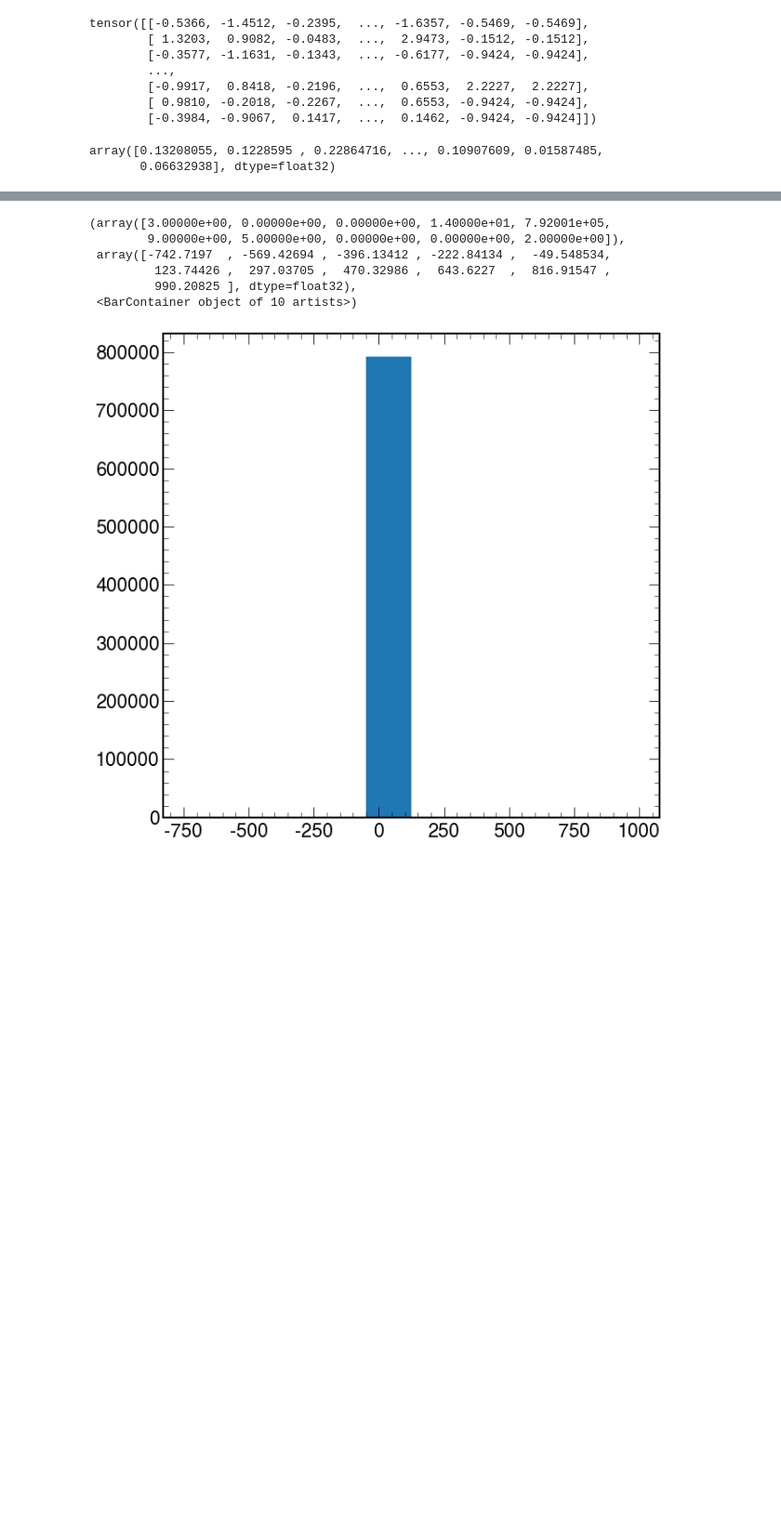
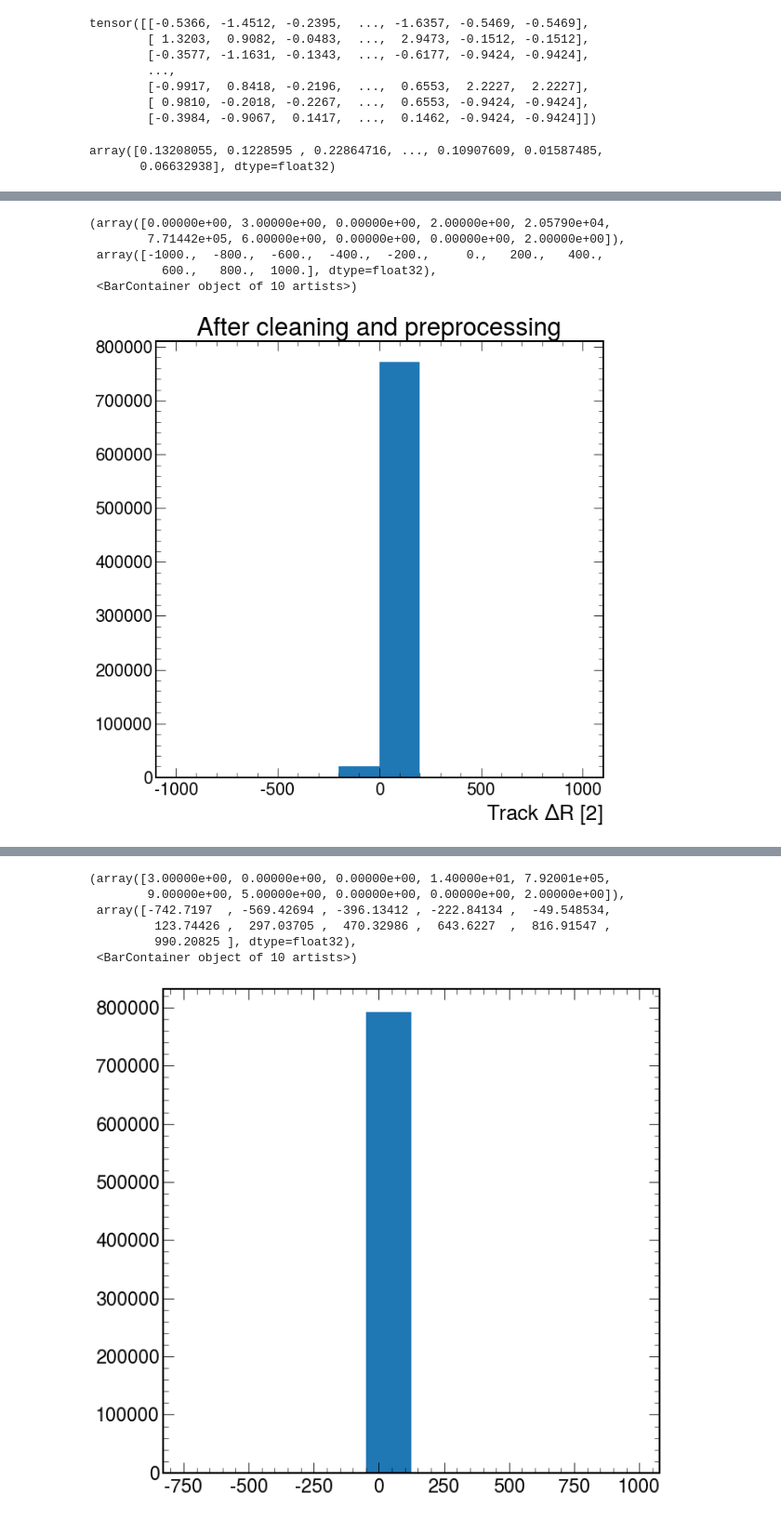
Before and after one commit to AnnikaStein/AI_Safety_2021, a Jupyter notebook: dataset_info.ipynb, the cells around one changed output, grey strips where cells are left out. Shown at 93% size. Cells and saved outputs as stored; diff of their text form; code cells hidden in the pictures; blank space fills up the shorter version.

```diff
--- a/dataset_info.ipynb
+++ b/dataset_info.ipynb
@@ -742,0 +734,11 @@ plt.hist(all0feat14)
+# %%
+plt.title('After cleaning and preprocessing')
+plt.xlabel(f'Track $\Delta R$ [2]')
+plt.hist(all0feat14, range=(-1000,1000))
+# %% [output]
+(array([0.00000e+00, 3.00000e+00, 0.00000e+00, 2.00000e+00, 2.05790e+04,
+        7.71442e+05, 6.00000e+00, 0.00000e+00, 0.00000e+00, 2.00000e+00]),
+ array([-1000.,  -800.,  -600.,  -400.,  -200.,     0.,   200.,   400.,
+          600.,   800.,  1000.], dtype=float32),
+ <BarContainer object of 10 artists>)
+[figure, added]
```
Also changed, not shown: parts of 24 cells of this notebook.
